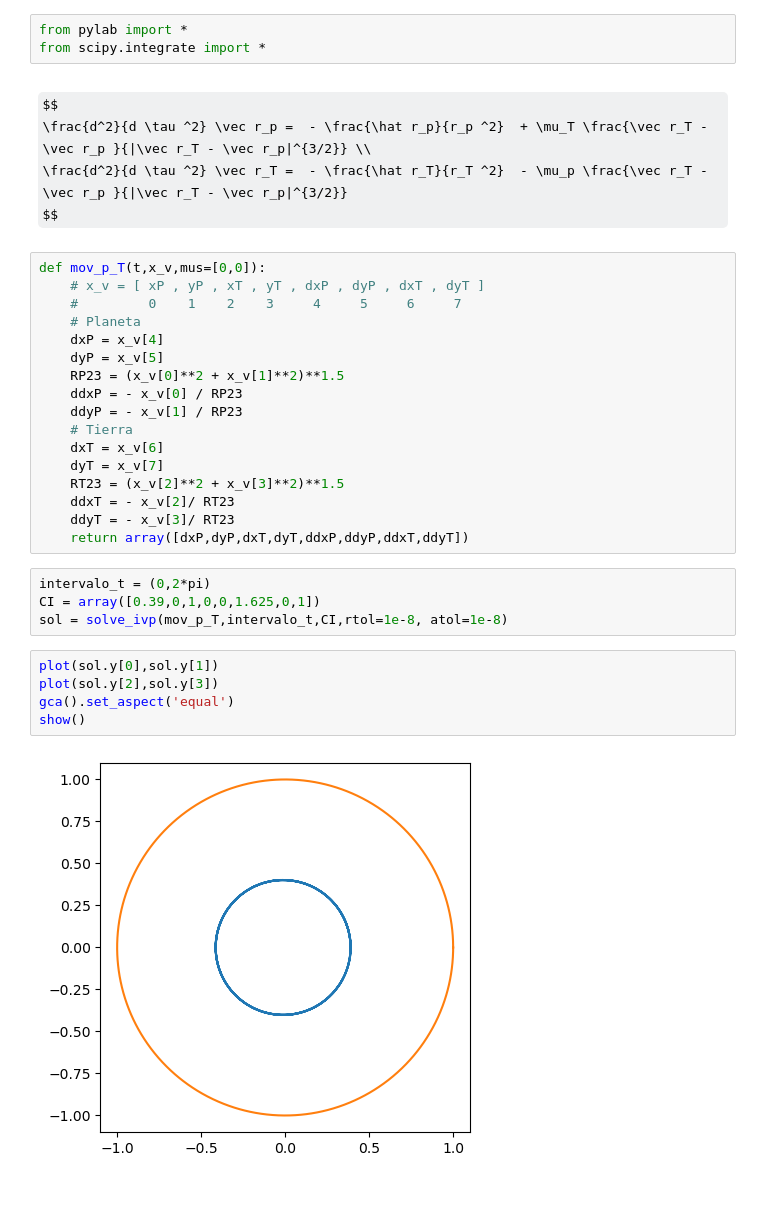
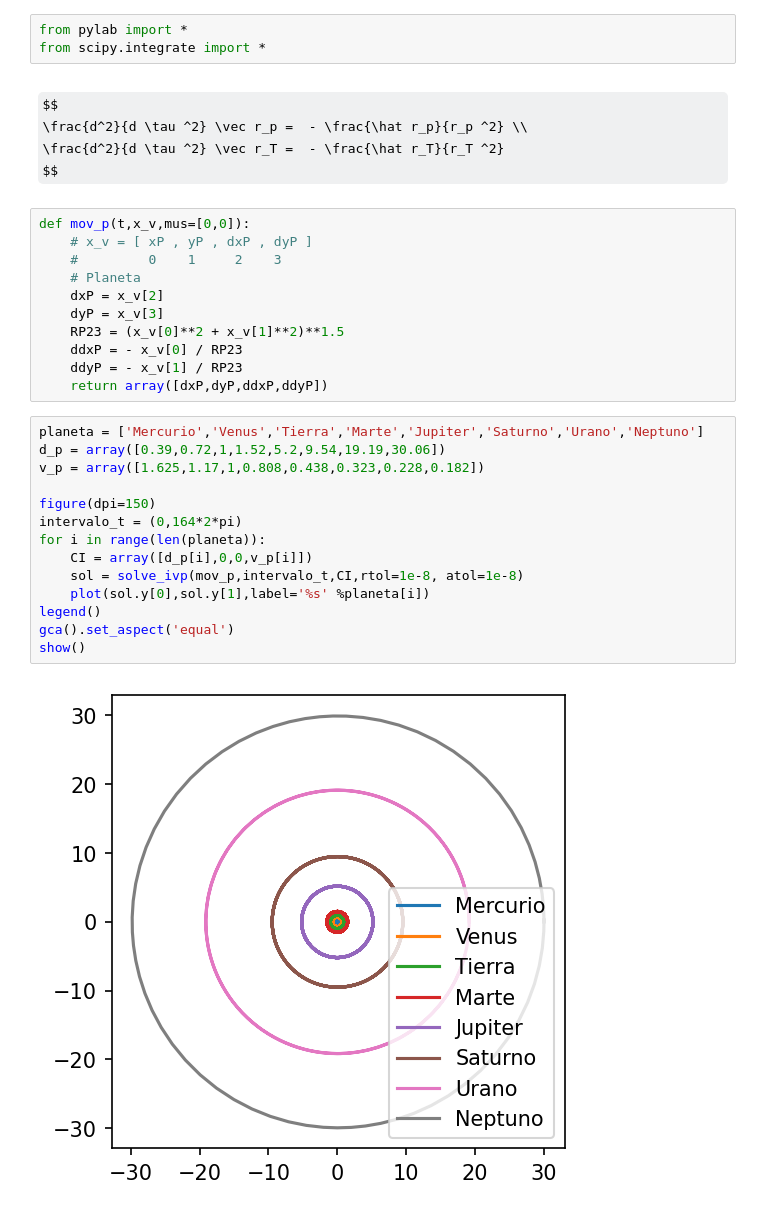
Before and after one commit to richmf/Fisica-Computacional-clases, a Jupyter notebook: Mini proyecto.ipynb, the cells around one changed output. Drawn from its saved outputs; the diff is of its cells as text; some formulas as TeX source.

```diff
--- a/Mini proyecto.ipynb
+++ b/Mini proyecto.ipynb
@@ -21,34 +23,33 @@ from pylab import *
 from scipy.integrate import *
 # %% [markdown]
 $$
-\frac{d^2}{d \tau ^2} \vec r_p =  - \frac{\hat r_p}{r_p ^2}  + \mu_T \frac{\vec r_T - \vec r_p }{|\vec r_T - \vec r_p|^{3/2}} \\
-\frac{d^2}{d \tau ^2} \vec r_T =  - \frac{\hat r_T}{r_T ^2}  - \mu_p \frac{\vec r_T - \vec r_p }{|\vec r_T - \vec r_p|^{3/2}}
+\frac{d^2}{d \tau ^2} \vec r_p =  - \frac{\hat r_p}{r_p ^2} \\
+\frac{d^2}{d \tau ^2} \vec r_T =  - \frac{\hat r_T}{r_T ^2}
 $$
 # %%
-def mov_p_T(t,x_v,mus=[0,0]):
-    # x_v = [ xP , yP , xT , yT , dxP , dyP , dxT , dyT ]
-    #         0    1    2    3     4     5     6     7
+def mov_p(t,x_v,mus=[0,0]):
+    # x_v = [ xP , yP , dxP , dyP ]
+    #         0    1     2    3
     # Planeta
-    dxP = x_v[4]
-    dyP = x_v[5]
+    dxP = x_v[2]
+    dyP = x_v[3]
     RP23 = (x_v[0]**2 + x_v[1]**2)**1.5
     ddxP = - x_v[0] / RP23
     ddyP = - x_v[1] / RP23
-    # Tierra
-    dxT = x_v[6]
-    dyT = x_v[7]
-    RT23 = (x_v[2]**2 + x_v[3]**2)**1.5
-    ddxT = - x_v[2]/ RT23
-    ddyT = - x_v[3]/ RT23
-    return array([dxP,dyP,dxT,dyT,ddxP,ddyP,ddxT,ddyT])
+    return array([dxP,dyP,ddxP,ddyP])
 # %%
-intervalo_t = (0,2*pi)
-CI = array([0.39,0,1,0,0,1.625,0,1])
-sol = solve_ivp(mov_p_T,intervalo_t,CI,rtol=1e-8, atol=1e-8)
+planeta = ['Mercurio','Venus','Tierra','Marte','Jupiter','Saturno','Urano','Neptuno']
+d_p = array([0.39,0.72,1,1.52,5.2,9.54,19.19,30.06])
+v_p = array([1.625,1.17,1,0.808,0.438,0.323,0.228,0.182])
+
+figure(dpi=150)
+intervalo_t = (0,164*2*pi)
+for i in range(len(planeta)):
+    CI = array([d_p[i],0,0,v_p[i]])
+    sol = solve_ivp(mov_p,intervalo_t,CI,rtol=1e-8, atol=1e-8)
+    plot(sol.y[0],sol.y[1],label='%s' %planeta[i])
+legend()
+gca().set_aspect('equal')
+show()
+# %% [output]
+[figure, added]
-# %%
-plot(sol.y[0],sol.y[1])
-plot(sol.y[2],sol.y[3])
-gca().set_aspect('equal')
-show()
-# %% [output]
-[figure, removed]
```
Also changed, not shown: parts of 3 cells of this notebook.
